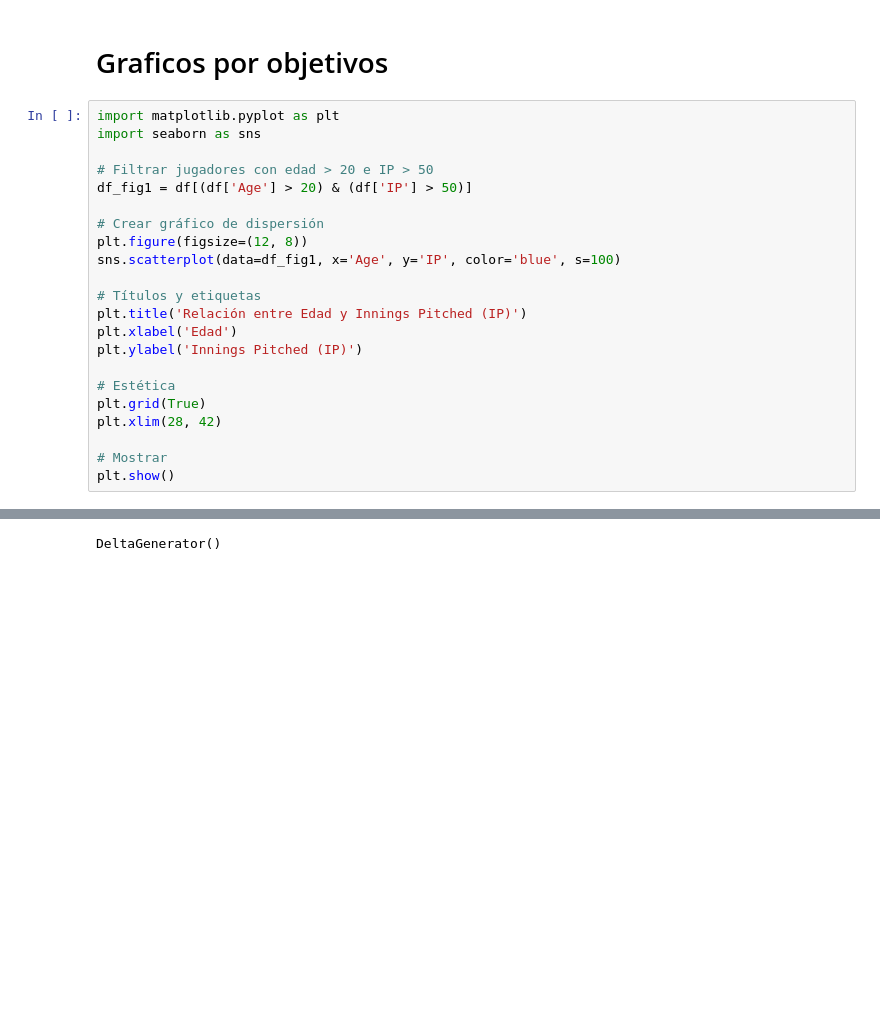
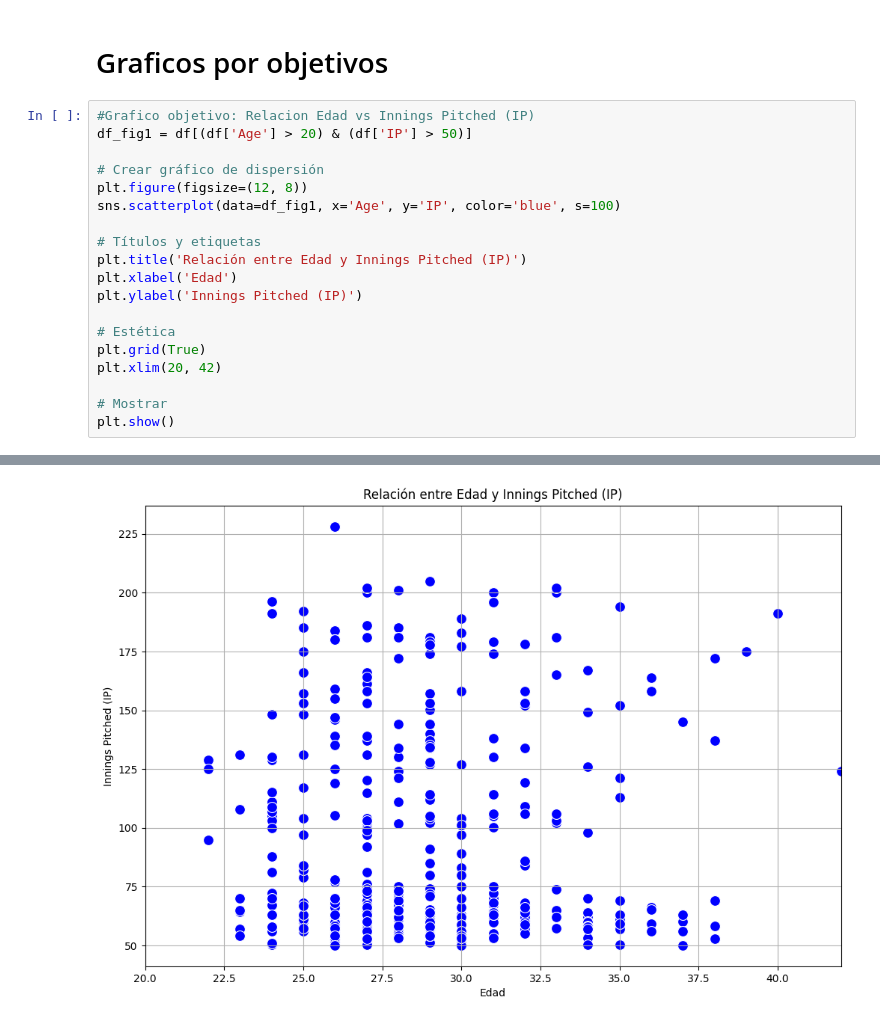
Before and after one commit to alvarogoncalves04/Trabajo-final--Alvaro-Goncalves-Yonelvis-Gonzales, a Jupyter notebook: test.ipynb, the cells around one changed output, grey strips where cells are left out. Drawn from its saved outputs; the diff is of its cells as text; blank space fills up the shorter version.

```diff
--- a/test.ipynb
+++ b/test.ipynb
@@ -255,10 +255,7 @@ DeltaGenerator()
 # %% [markdown]
 # Graficos por objetivos
 # %%
-import matplotlib.pyplot as plt
-import seaborn as sns
-
-# Filtrar jugadores con edad > 20 e IP > 50
+#Grafico objetivo: Relacion Edad vs Innings Pitched (IP)
 df_fig1 = df[(df['Age'] > 20) & (df['IP'] > 50)]
 
 # Crear gráfico de dispersión
@@ -272,7 +269,7 @@ plt.ylabel('Innings Pitched (IP)')
 
 # Estética
 plt.grid(True)
-plt.xlim(28, 42)
+plt.xlim(20, 42)
 
 # Mostrar
 plt.show()
@@ -285 +277 @@ plt.show()
-DeltaGenerator()
+[figure, added]
```
Also changed, not shown: parts of 14 cells of this notebook.
